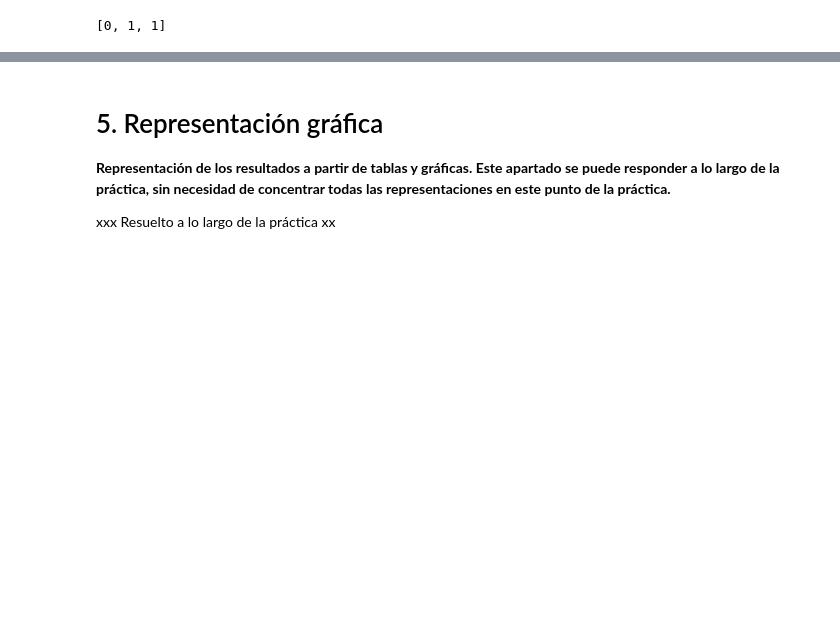
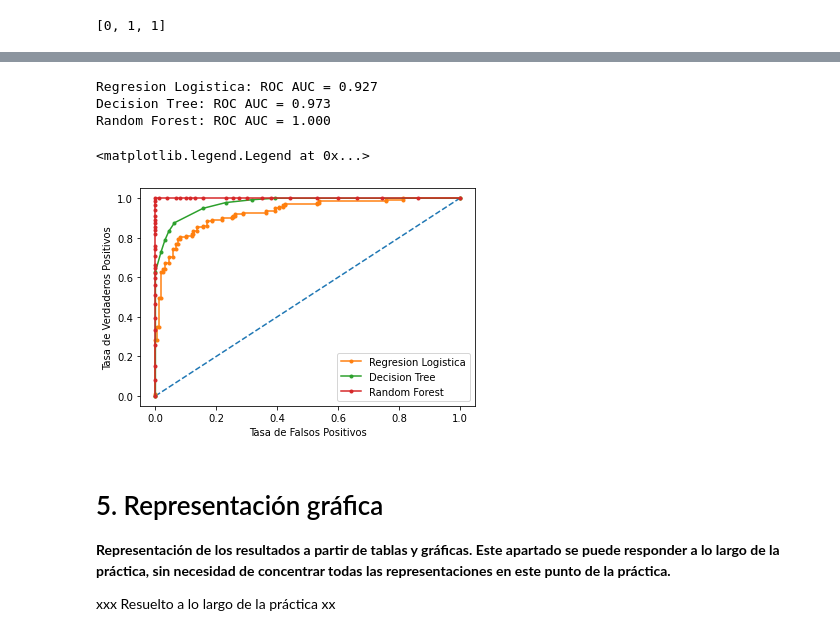
Before and after one commit to Vic16/PR_2_TipologiaCiclodeVidaDatos, a Jupyter notebook: PR_2.ipynb, the cells around one changed output, grey strips where cells are left out. Cells and saved outputs as stored; diff of their text form; code cells hidden in the pictures; blank space fills up the shorter version.

Commit message:
added models analysis

```diff
--- a/PR_2.ipynb
+++ b/PR_2.ipynb
@@ -960,0 +962,3 @@ y[0:3]
+# %%
+scaler = MinMaxScaler()
+X_scaled = scaler.fit_transform(X)
@@ -968,7 +974,7 @@ model_GS_logisticRegression = GridSearchCV(estimator=logistcRegresion,
                                            refit='f1'
                             )
 
-model_GS_logisticRegression.fit(X,y)
+model_GS_logisticRegression.fit(X_scaled,y)
 estimator = model_GS_logisticRegression.best_estimator_
 
 dump(estimator, str("models/" + "bestModeloRegressionLogistc" + ".joblib"))
@@ -976,0 +1087,4 @@ resultsRegressionLogistic = pd.DataFrame(model_GS_logisticRegression.cv_results_
+# %%
+model_RL = load("models/bestModeloRegressionLogistc.joblib")
+model_DT = load("models/bestModeloDecisionTree.joblib")
+model_RF = load("models/bestModeloRF.joblib")
@@ -977,3 +1127,50 @@ resultsRegressionLogistic = pd.DataFrame(model_GS_logisticRegression.cv_results_
+# %%
+ns_probs = [0 for _ in range(len(y))]
+
+
+RL_props = model_RL.predict_proba(X_scaled)
+RL_props = RL_props[:, 1]
+
+DT_props = model_DT.predict_proba(X_scaled)
+DT_props = DT_props[:, 1]
+
+RF_props = model_RF.predict_proba(X_scaled)
+RF_props = RF_props[:, 1]
+
+
+ns_auc = roc_auc_score(y, ns_probs)
+RL_auc = roc_auc_score(y, RL_props)
+DT_auc = roc_auc_score(y, DT_props)
+RF_auc = roc_auc_score(y, RF_props)
+
+print('Regresion Logistica: ROC AUC = %.3f' % (RL_auc))
+print('Decision Tree: ROC AUC = %.3f' % (DT_auc))
+print('Random Forest: ROC AUC = %.3f' % (RF_auc))
+
+
+
+ns_fpr, ns_tpr, _ = roc_curve(y, ns_probs)
+
+rL_fpr, rL_tpr, _ = roc_curve(y, RL_props)
+dt_fpr, dt_tpr, _ = roc_curve(y, DT_props)
+rf_fpr, rf_tpr, _ = roc_curve(y, RF_props)
+
+
+plt.plot(ns_fpr, ns_tpr, linestyle='--')
+plt.plot(rL_fpr, rL_tpr, marker='.', label='Regresion Logistica')
+plt.plot(dt_fpr, dt_tpr, marker='.', label='Decision Tree')
+plt.plot(rf_fpr, rf_tpr, marker='.', label='Random Forest')
+
+
+plt.xlabel('Tasa de Falsos Positivos')
+plt.ylabel('Tasa de Verdaderos Positivos')
+plt.legend()
+# %% [output]
+Regresion Logistica: ROC AUC = 0.927
+Decision Tree: ROC AUC = 0.973
+Random Forest: ROC AUC = 1.000
+<matplotlib.legend.Legend at 0x...>
+[figure, added]
 # %% [markdown]
 # 5. Representación gráfica
 **Representación de los resultados a partir de tablas y gráficas. Este apartado se puede responder a lo largo de la práctica, sin necesidad de concentrar todas las representaciones en este punto de la práctica.**
```
Also changed, not shown: parts of 39 cells of this notebook, 4 other files.
